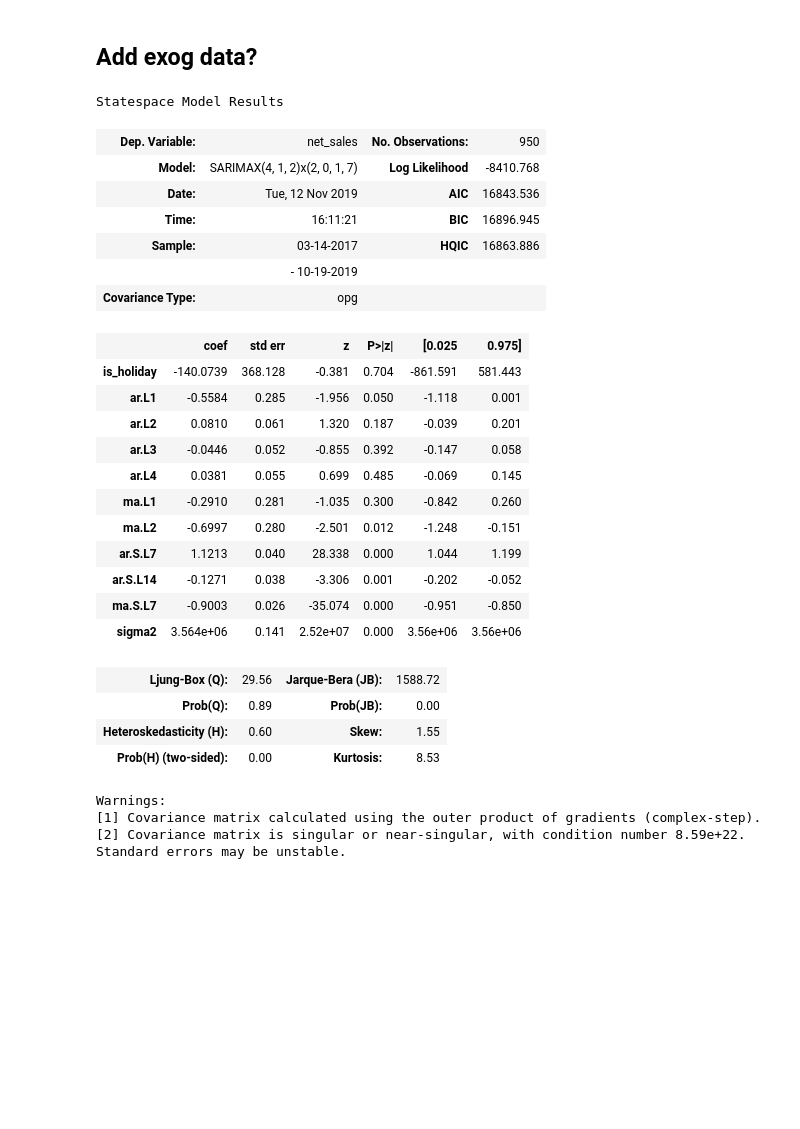
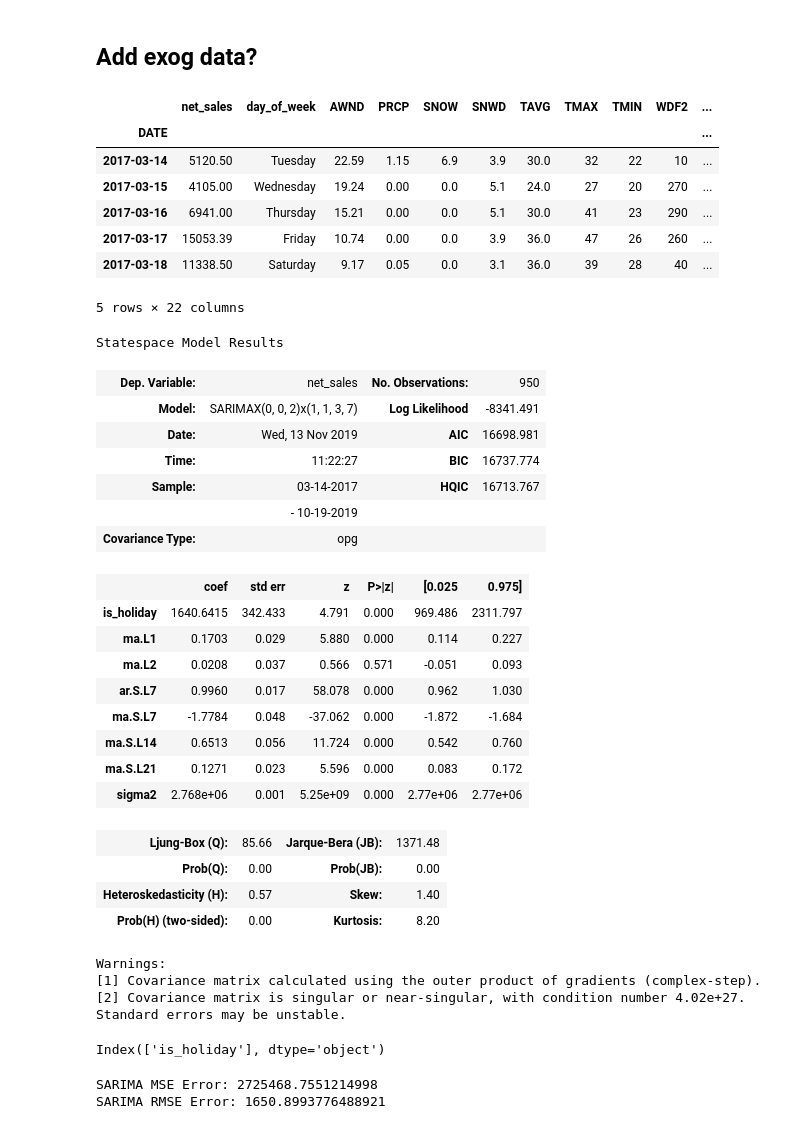
Before and after one commit to ssmithie/time_series_project, a Jupyter notebook: EDA_with_exog.ipynb, the cells around one changed output. Saved outputs shown, nothing was run; the diff lists cells and outputs as text; code cells hidden in the pictures; blank space fills up the shorter version.

```diff
--- a/EDA_with_exog.ipynb
+++ b/EDA_with_exog.ipynb
@@ -36,6 +33,8 @@ w_df.tail()
 | 2019-10-31 | 11.86 | 0.59 | 0.0 | 0.0 | 67.0 | 74 | 62 | 200 | 270 | 28.0 | 42.9 | ... |
 | 2019-11-01 | 14.54 | 0.02 | 0.0 | 0.0 | 57.0 | 62 | 43 | 280 | 290 | 28.0 | 44.1 | ... |
 | 2019-11-02 | 6.49 | 0.00 | 0.0 | 0.0 | 46.0 | 53 | 36 | 280 | 270 | 12.1 | 16.1 | ... |
+# %%
+w_df['is_holiday'] = np.where(w_df.index.isin(holidays), 1, 0)
 # %%
 w_df.drop(w_df.head(13).index,inplace=True)
 # %%
@@ -479,34 +548,59 @@ for param in pdq:
 # %% [markdown]
 ## Add exog data?
+# %%
+bdf.head()
+# %% [output]
+|  | net_sales | day_of_week | AWND | PRCP | SNOW | SNWD | TAVG | TMAX | TMIN | WDF2 | ... |
+| DATE |  |  |  |  |  |  |  |  |  |  | ... |
+| 2017-03-14 | 5120.50 | Tuesday | 22.59 | 1.15 | 6.9 | 3.9 | 30.0 | 32 | 22 | 10 | ... |
+| 2017-03-15 | 4105.00 | Wednesday | 19.24 | 0.00 | 0.0 | 5.1 | 24.0 | 27 | 20 | 270 | ... |
+| 2017-03-16 | 6941.00 | Thursday | 15.21 | 0.00 | 0.0 | 5.1 | 30.0 | 41 | 23 | 290 | ... |
+| 2017-03-17 | 15053.39 | Friday | 10.74 | 0.00 | 0.0 | 3.9 | 36.0 | 47 | 26 | 260 | ... |
+| 2017-03-18 | 11338.50 | Saturday | 9.17 | 0.05 | 0.0 | 3.1 | 36.0 | 39 | 28 | 40 | ... |
+5 rows × 22 columns
 # %%
-model = SARIMAX(train['net_sales'],exog=train['is_holiday'],order=(4,1,2),seasonal_order=(2,0,1,7))
+model = SARIMAX(train['net_sales'],exog=train['is_holiday'],order=(0,0,2),seasonal_order=(1,1,3,7))
 results = model.fit()
 results.summary()
 # %% [output]
 Statespace Model Results
 | Dep. Variable: | net_sales | No. Observations: | 950 |
-| Model: | SARIMAX(4, 1, 2)x(2, 0, 1, 7) | Log Likelihood | -8410.768 |
-| Date: | Tue, 12 Nov 2019 | AIC | 16843.536 |
-| Time: | 16:11:21 | BIC | 16896.945 |
-| Sample: | 03-14-2017 | HQIC | 16863.886 |
+| Model: | SARIMAX(0, 0, 2)x(1, 1, 3, 7) | Log Likelihood | -8341.491 |
+| Date: | Wed, 13 Nov 2019 | AIC | 16698.981 |
+| Time: | 11:22:27 | BIC | 16737.774 |
+| Sample: | 03-14-2017 | HQIC | 16713.767 |
 |  | - 10-19-2019 |  |  |
 | Covariance Type: | opg |  |  |
 |  | coef | std err | z | P>|z| | [0.025 | 0.975] |
-| is_holiday | -140.0739 | 368.128 | -0.381 | 0.704 | -861.591 | 581.443 |
-| ar.L1 | -0.5584 | 0.285 | -1.956 | 0.050 | -1.118 | 0.001 |
-| ar.L2 | 0.0810 | 0.061 | 1.320 | 0.187 | -0.039 | 0.201 |
-| ar.L3 | -0.0446 | 0.052 | -0.855 | 0.392 | -0.147 | 0.058 |
-| ar.L4 | 0.0381 | 0.055 | 0.699 | 0.485 | -0.069 | 0.145 |
-| ma.L1 | -0.2910 | 0.281 | -1.035 | 0.300 | -0.842 | 0.260 |
-| ma.L2 | -0.6997 | 0.280 | -2.501 | 0.012 | -1.248 | -0.151 |
-| ar.S.L7 | 1.1213 | 0.040 | 28.338 | 0.000 | 1.044 | 1.199 |
-| ar.S.L14 | -0.1271 | 0.038 | -3.306 | 0.001 | -0.202 | -0.052 |
-| ma.S.L7 | -0.9003 | 0.026 | -35.074 | 0.000 | -0.951 | -0.850 |
-| sigma2 | 3.564e+06 | 0.141 | 2.52e+07 | 0.000 | 3.56e+06 | 3.56e+06 |
+| is_holiday | 1640.6415 | 342.433 | 4.791 | 0.000 | 969.486 | 2311.797 |
+| ma.L1 | 0.1703 | 0.029 | 5.880 | 0.000 | 0.114 | 0.227 |
+| ma.L2 | 0.0208 | 0.037 | 0.566 | 0.571 | -0.051 | 0.093 |
+| ar.S.L7 | 0.9960 | 0.017 | 58.078 | 0.000 | 0.962 | 1.030 |
+| ma.S.L7 | -1.7784 | 0.048 | -37.062 | 0.000 | -1.872 | -1.684 |
+| ma.S.L14 | 0.6513 | 0.056 | 11.724 | 0.000 | 0.542 | 0.760 |
+| ma.S.L21 | 0.1271 | 0.023 | 5.596 | 0.000 | 0.083 | 0.172 |
+| sigma2 | 2.768e+06 | 0.001 | 5.25e+09 | 0.000 | 2.77e+06 | 2.77e+06 |
-| Ljung-Box (Q): | 29.56 | Jarque-Bera (JB): | 1588.72 |
-| Prob(Q): | 0.89 | Prob(JB): | 0.00 |
-| Heteroskedasticity (H): | 0.60 | Skew: | 1.55 |
-| Prob(H) (two-sided): | 0.00 | Kurtosis: | 8.53 |
+| Ljung-Box (Q): | 85.66 | Jarque-Bera (JB): | 1371.48 |
+| Prob(Q): | 0.00 | Prob(JB): | 0.00 |
+| Heteroskedasticity (H): | 0.57 | Skew: | 1.40 |
+| Prob(H) (two-sided): | 0.00 | Kurtosis: | 8.20 |
 Warnings:
 [1] Covariance matrix calculated using the outer product of gradients (complex-step).
-[2] Covariance matrix is singular or near-singular, with condition number 8.59e+22. Standard errors may be unstable.
+[2] Covariance matrix is singular or near-singular, with condition number 4.02e+27. Standard errors may be unstable.
+# %%
+exog_forecast = bdf[950:][['is_holiday']]
+exog_forecast.columns
+# %% [output]
+Index(['is_holiday'], dtype='object')
+# %%
+start=len(train)
+end=len(train)+len(test)-1
+predictions = results.predict(start=start, end=end, dynamic=True,exog=exog_forecast).rename('SARIMA Predictions with holidays')
+
+mse_error = mean_squared_error(test['net_sales'], predictions)
+rmse_error = rmse(test['net_sales'], predictions)
+print(f'SARIMA MSE Error: {mse_error}')
+print(f'SARIMA RMSE Error: {rmse_error}')
+# %% [output]
+SARIMA MSE Error: 2725468.7551214998
+SARIMA RMSE Error: 1650.8993776488921
```
Also changed, not shown: parts of 38 cells of this notebook, 2 other files.
